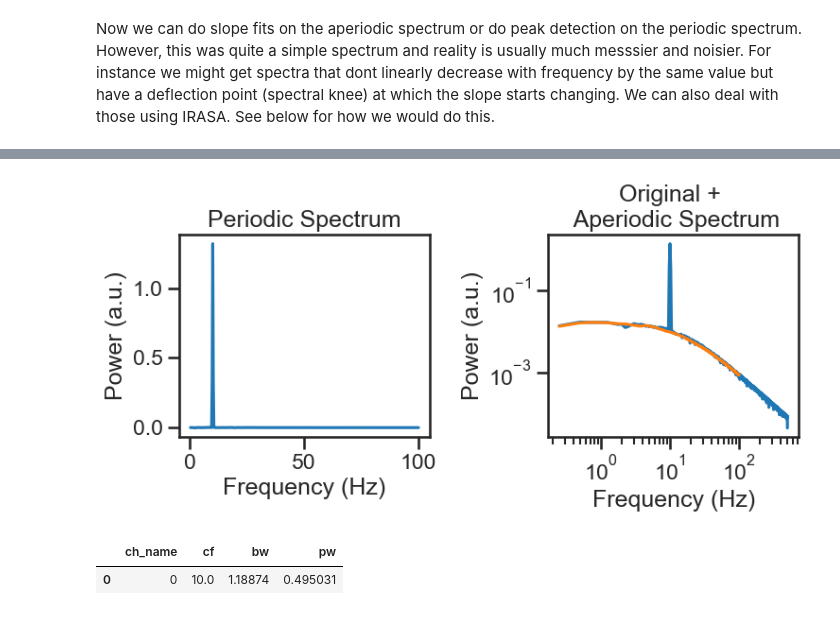
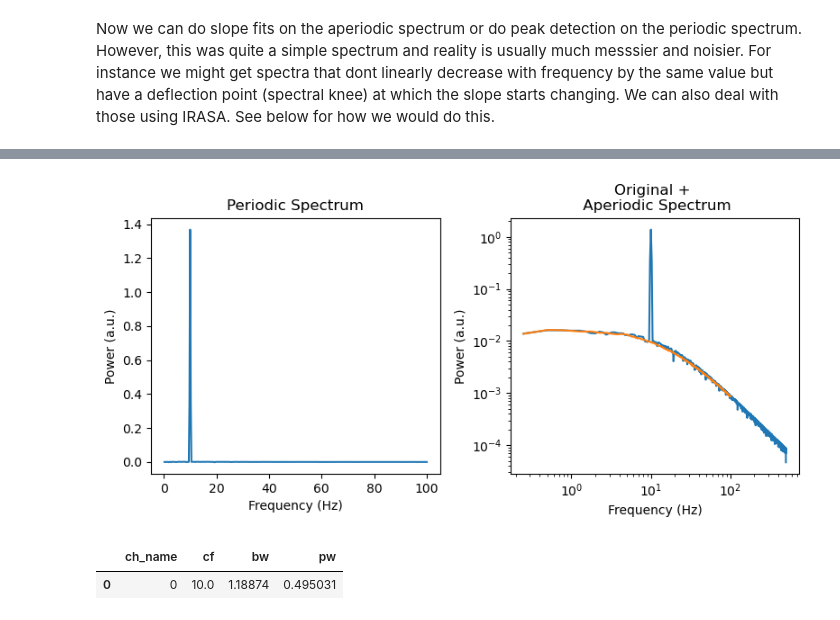
Before and after one commit to schmidtfa/pyrasa, a Jupyter notebook: examples/basic_functionality.ipynb, the cells around one changed output, grey strips where cells are left out. Cells and saved outputs as stored; diff of their text form; code cells hidden in the pictures.

```diff
--- a/examples/basic_functionality.ipynb
+++ b/examples/basic_functionality.ipynb
@@ -231,26 +234,23 @@ irasa_out = irasa(sig,
                             },
                     hset_info=(1, 2.5, 0.05))
 # %%
-import seaborn as sns
-sns.set_style('ticks')
-sns.set_context('talk')
 f, axes = plt.subplots(ncols=2, figsize=(8, 4))
 axes[0].plot(irasa_out.freqs, irasa_out.periodic[0,:])
 axes[0].set_ylabel('Power (a.u.)')
 axes[0].set_xlabel('Frequency (Hz)')
 axes[0].set_title('Periodic Spectrum')
 
 
 axes[1].loglog(freq[1:], psd[1:], label='psd')
 axes[1].loglog(irasa_out.freqs, irasa_out.aperiodic[0,:])
 axes[1].set_ylabel('Power (a.u.)')
 axes[1].set_xlabel('Frequency (Hz)')
 axes[1].set_title('Original + \n Aperiodic Spectrum')
 
 f.tight_layout()
 f.savefig('../simulations/example_knee.png')
 # %% [output]
-[figure, old version]
+[figure, new version]
 # %%
 # %% get periodic stuff
 irasa_out.get_peaks()
```
Also changed, not shown: parts of 16 cells of this notebook, 6 other files.
